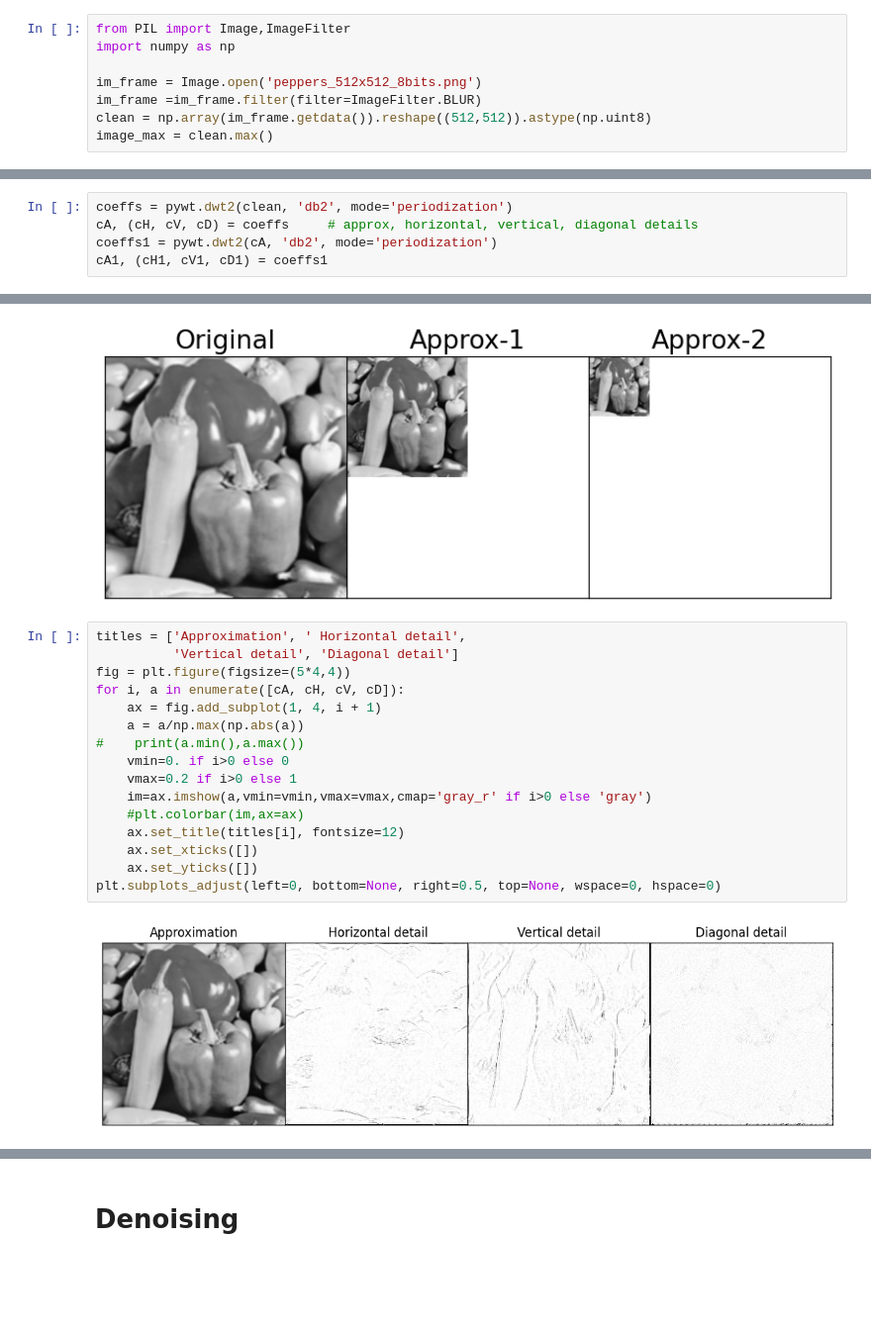
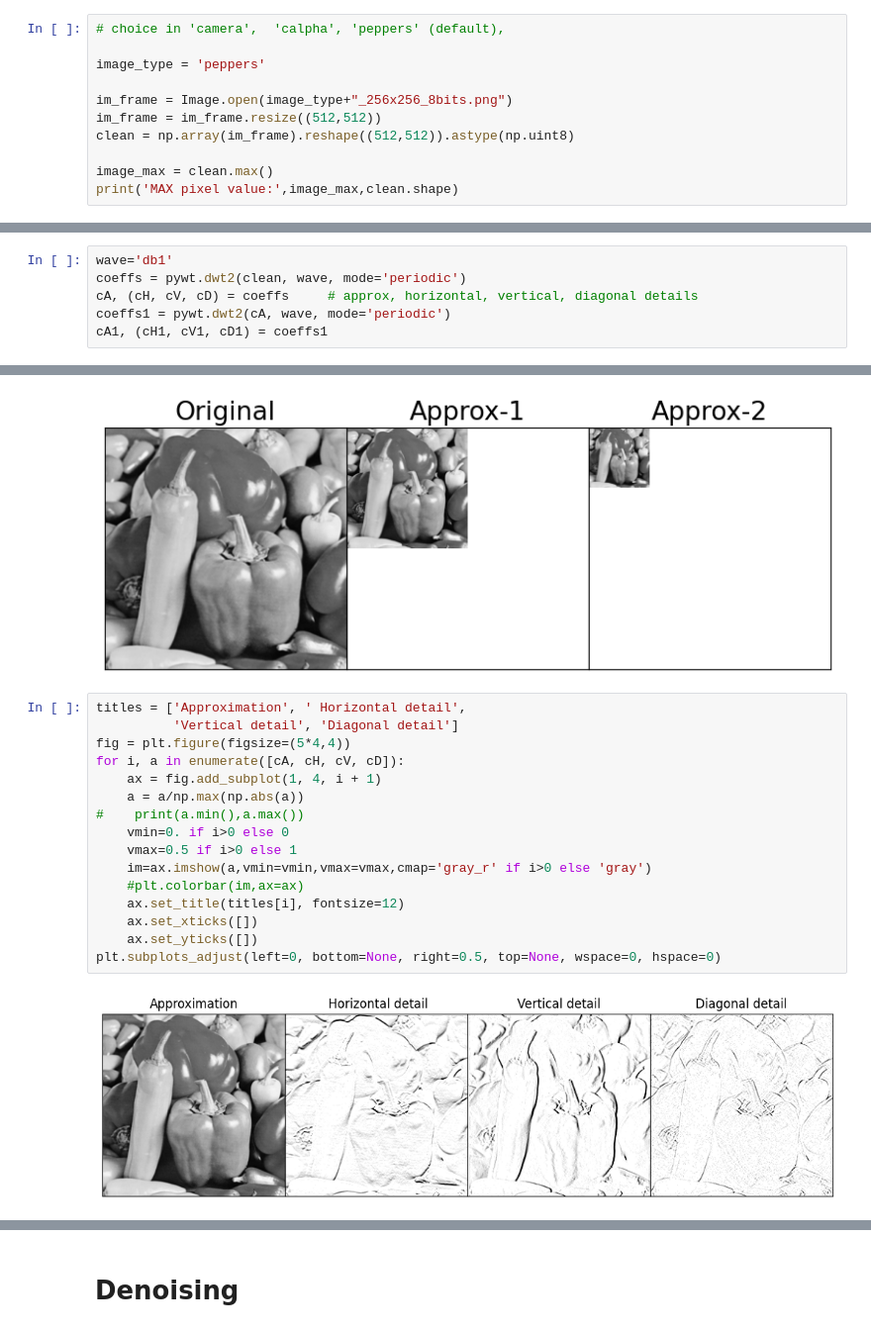
Before and after one commit to saha1972/cours_mallat_cdf, a Jupyter notebook: cours2025/Wavelet_image.ipynb, the cells around one changed output, grey strips where cells are left out. Shown at 99% size. Saved outputs shown, nothing was run; the diff lists cells and outputs as text; blank space fills up the shorter version.

```diff
--- a/cours2025/Wavelet_image.ipynb
+++ b/cours2025/Wavelet_image.ipynb
@@ -43,10 +40,13 @@ Mounted at /content/drive
 import os
 os.chdir("/content/drive/My Drive/Data4CoursSMallat")
 # %%
-from PIL import Image,ImageFilter
-import numpy as np
+# choice in 'camera',  'calpha', 'peppers' (default),
 
-im_frame = Image.open('peppers_512x512_8bits.png')
-im_frame =im_frame.filter(filter=ImageFilter.BLUR)
-clean = np.array(im_frame.getdata()).reshape((512,512)).astype(np.uint8)
+image_type = 'peppers'
+
+im_frame = Image.open(image_type+"_256x256_8bits.png")
+im_frame = im_frame.resize((512,512))
+clean = np.array(im_frame).reshape((512,512)).astype(np.uint8)
+
 image_max = clean.max()
+print('MAX pixel value:',image_max,clean.shape)
@@ -62,9 +60,10 @@ plt.colorbar();
 # %% [markdown]
 # Single step wavelet transform
 # %%
-coeffs = pywt.dwt2(clean, 'db2', mode='periodization')
+wave='db1'
+coeffs = pywt.dwt2(clean, wave, mode='periodic')
 cA, (cH, cV, cD) = coeffs     # approx, horizontal, vertical, diagonal details
-coeffs1 = pywt.dwt2(cA, 'db2', mode='periodization')
+coeffs1 = pywt.dwt2(cA, wave, mode='periodic')
 cA1, (cH1, cV1, cD1) = coeffs1
 # %%
 approx_imgs = [clean,cA,cA1]
@@ -88,18 +87,18 @@ plt.subplots_adjust(left=0, bottom=None, right=0.5, top=None, wspace=0, hspace=0
 # %%
 titles = ['Approximation', ' Horizontal detail',
           'Vertical detail', 'Diagonal detail']
 fig = plt.figure(figsize=(5*4,4))
 for i, a in enumerate([cA, cH, cV, cD]):
     ax = fig.add_subplot(1, 4, i + 1)
     a = a/np.max(np.abs(a))
 #    print(a.min(),a.max())
     vmin=0. if i>0 else 0
-    vmax=0.2 if i>0 else 1
+    vmax=0.5 if i>0 else 1
     im=ax.imshow(a,vmin=vmin,vmax=vmax,cmap='gray_r' if i>0 else 'gray')
     #plt.colorbar(im,ax=ax)
     ax.set_title(titles[i], fontsize=12)
     ax.set_xticks([])
     ax.set_yticks([])
 plt.subplots_adjust(left=0, bottom=None, right=0.5, top=None, wspace=0, hspace=0)
 # %% [output]
-[figure, old version]
+[figure, new version]
```
Also changed, not shown: parts of 11 cells of this notebook.
